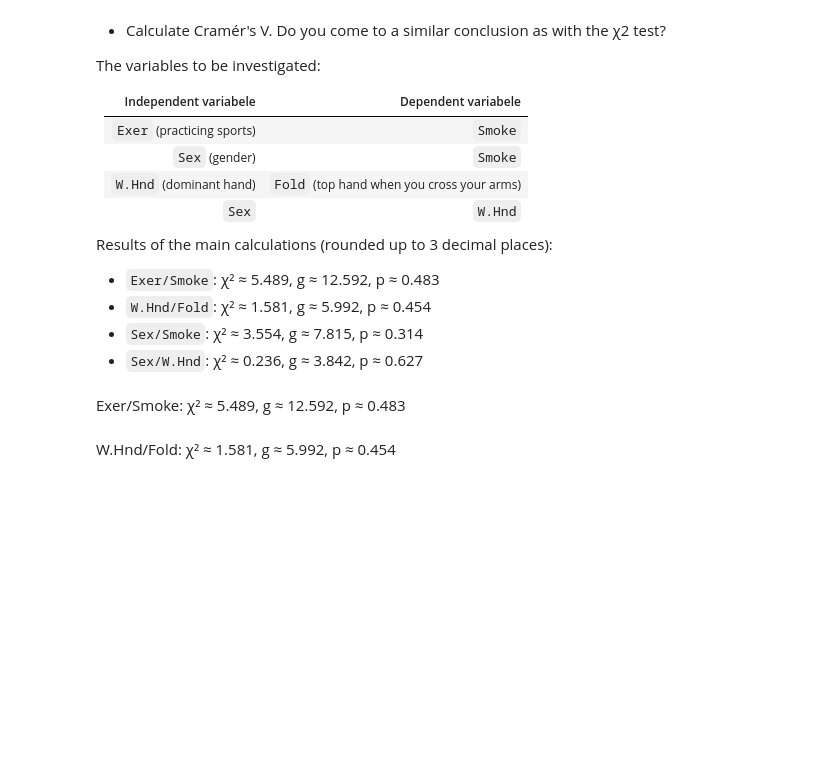
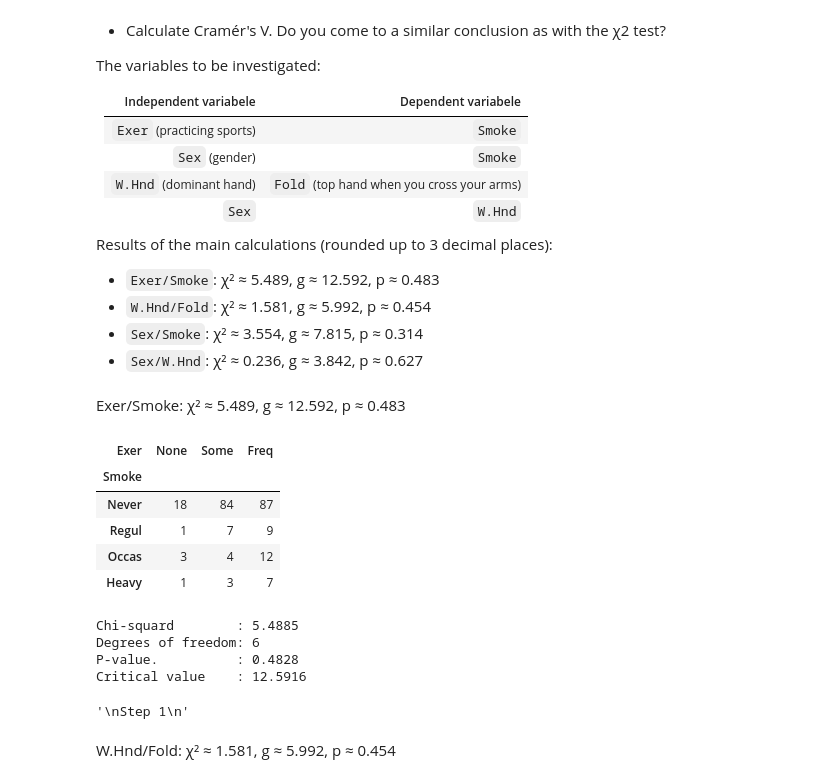
Before and after one commit to Bataklik/Data-Science-_-AI, a Jupyter notebook: 4-bivariate-qual/labs_chi_squared.ipynb, the cells around one changed output. Cells and saved outputs as stored; diff of their text form; code cells hidden in the pictures; blank space fills up the shorter version.

```diff
--- a/4-bivariate-qual/labs_chi_squared.ipynb
+++ b/4-bivariate-qual/labs_chi_squared.ipynb
@@ -217,0 +246,5 @@ Change both variables to ordinal variables with a specific order.
+# %%
+exer_type = CategoricalDtype(
+    categories=['None', 'Some', 'Freq'], ordered=True)
+dataFrame.Exer = dataFrame.Exer.astype(exer_type)
+dataFrame.Exer.unique()
@@ -217,0 +259,5 @@ Change both variables to ordinal variables with a specific order.
+# %%
+smokes_type = CategoricalDtype(
+    categories=['Never', 'Occas', 'Regul', 'Heavy'], ordered=True)
+dataFrame.Smoke = dataFrame.Smoke.astype(smokes_type)
+dataFrame.Smoke.unique()
@@ -240,6 +289,54 @@ Results of the main calculations (rounded up to 3 decimal places):
 - `Sex/W.Hnd`: χ² ≈ 0.236, g ≈ 3.842, p ≈ 0.627
 # %% [markdown]
 Exer/Smoke: χ² ≈ 5.489, g ≈ 12.592, p ≈ 0.483
+# %%
+observed = pd.crosstab(dataFrame.Smoke, dataFrame.Exer)
+observed
+# %% [output]
+| Exer | None | Some | Freq |
+| Smoke |  |  |  |
+| Never | 18 | 84 | 87 |
+| Regul | 1 | 7 | 9 |
+| Occas | 3 | 4 | 12 |
+| Heavy | 1 | 3 | 7 |
+# %%
+chi2, p, df, expected = stats.chi2_contingency(observed)
+
+print("Chi-squard        : %.4f" % chi2)
+print("Degrees of freedom: %d" % df)
+print("P-value.          : %.4f" %p)
+
+alpha = 0.05
+g = stats.chi2.isf(alpha,df=df)
+print('Critical value    : %.4f' %g)
+# %% [output]
+Chi-squard        : 5.4885
+Degrees of freedom: 6
+P-value.          : 0.4828
+Critical value    : 12.5916
+# %%
+'''
+Stap 1
+H0: Er is geen verband tussen Exer en Smoke
+H1: Er is wel verband tussen Exer en Smoke
+
+Stap 2
+Kies het significantieniveau = alpha = 0.05
+
+Stap 3
+Bereken de chi^2 waarde
+Chi-squard : 5.4885
+
+Stap 4
+Bereken de kritische waarde g = 12,5916
+Bereken de p-waarde p = 0,4828
+
+Niet 5
+Conclusie
+Er is onvoldoende bewijs om H0 (chi^2 < g en p > 0,05) te verwerpen.
+'''
+# %% [output]
+'\nStep 1\n'
 # %% [markdown]
 W.Hnd/Fold: χ² ≈ 1.581, g ≈ 5.992, p ≈ 0.454
 # %% [markdown]
```
Also changed, not shown: parts of 10 cells of this notebook, 2 other files.
